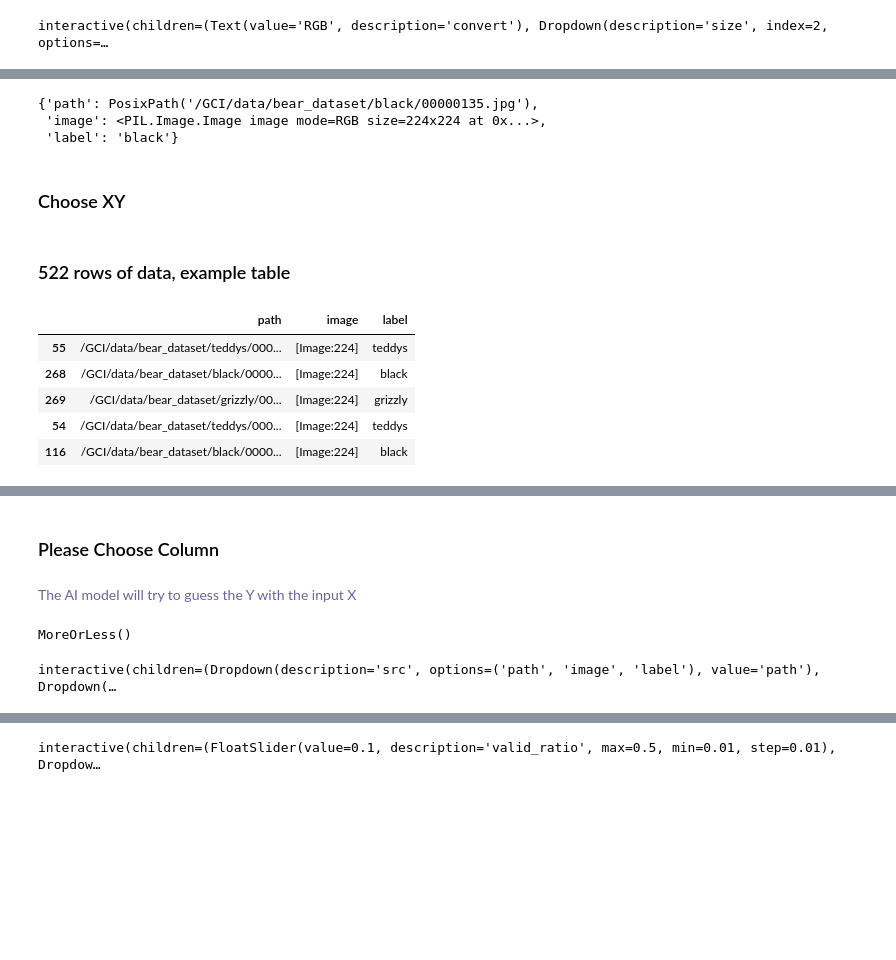
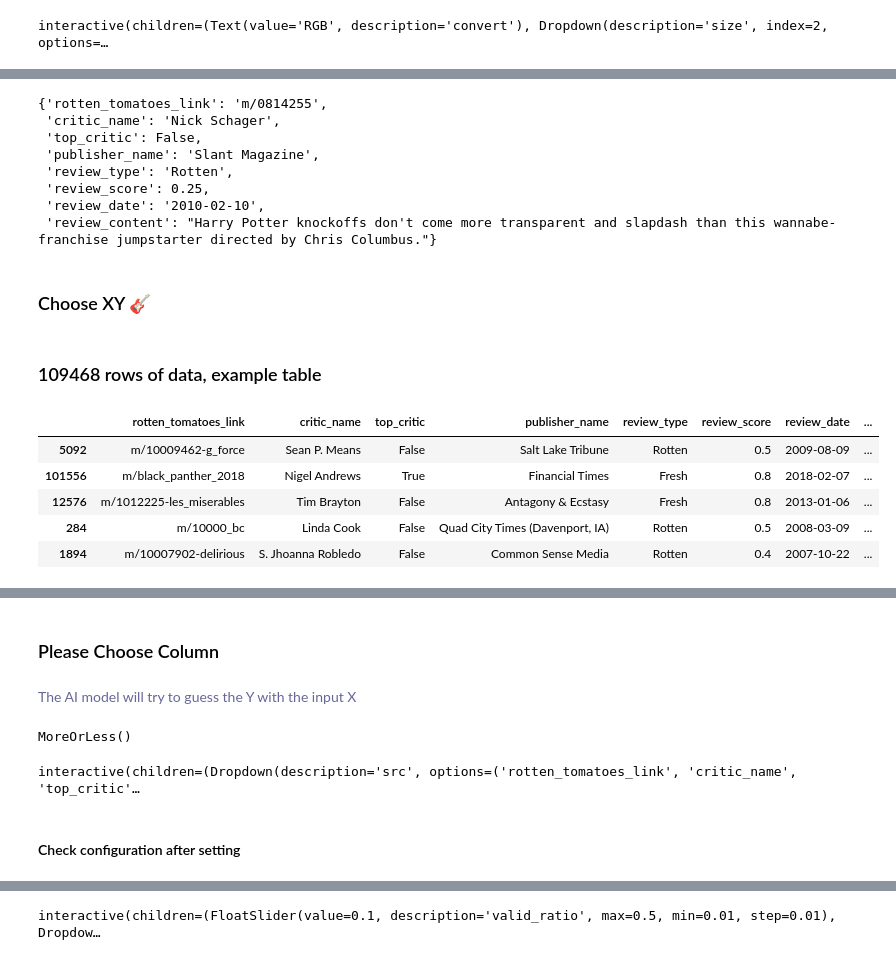
Before and after one commit to tcengine/tai-chi, a Jupyter notebook: nbs/one_and_only_core.ipynb, the cells around one changed output, grey strips where cells are left out. Cells and saved outputs as stored; diff of their text form; code cells hidden in the pictures; blank space fills up the shorter version.

```diff
--- a/nbs/one_and_only_core.ipynb
+++ b/nbs/one_and_only_core.ipynb
@@ -631,0 +663,12 @@ bear_df
+# %%
+# base_df = df_creator_image_folder(BEAR_DATASET)
+
+# the rotten tomatoes dataset, we are not using every line
+base_df = pd.read_csv(ROTTEN_TOMATOES/'critic_reviews.csv', nrows=200000)
+base_df = base_df[~base_df['review_score'].isna()].reset_index(drop=True)
+base_df = base_df[~base_df['review_content'].isna()].reset_index(drop=True)
+base_df = base_df[base_df['review_score'].apply(lambda x: "/" in x)].reset_index(drop=True)
+
+base_df['review_score'] = base_df['review_score'].apply(eval)
+
+base_df
@@ -750 +794,8 @@ execute_enrich(bear_df, phase)
+# %%
+import random
+def noise():
+    return random.random()*.1
+# %%
+base_df["grizzly_score"] = base_df['bear_kind'].apply(
+    lambda x: .9 +noise()  if x=='grizly' else .1+noise())
 # %% [markdown]
@@ -860,7 +913,7 @@ class QuantifyText(Quantify):
         self.return_offsets_mapping = return_offsets_mapping
         self.truncation = True
         self.return_tensors = 'pt'
-        self.shape = (BATCH, SEQUENCE_SIZE)
+        self.shape = (BATCH_SIZE, SEQUENCE_SIZE)
 
     def adapt(self, column):
         """
@@ -930,12 +983,13 @@ class QuantifyNum(Quantify):
     The only process is normalization on the entire population
     """
     shape = (BATCH_SIZE, 1)
+
     def adapt(self, column):
         self.mean_ = column.mean()
         self.std_ = column.std()
 
     def __call__(self, list_of_num):
-        return (torch.FloatTensor(list_of_num)[None,:]-self.mean_)/self.std_
+        return (torch.FloatTensor(list_of_num)[None, :]-self.mean_)/self.std_
 
     def backward(self, x):
         return x*self.std_+self.mean_
@@ -952,6 +1006,7 @@ class QuantifyMultiCategory(Quantify):
 
 QUANTIFY = dict(
     Quantify=Quantify,
+    QuantifyNum=QuantifyNum,
     QuantifyImage=QuantifyImage,
     QuantifyCategory=QuantifyCategory,
     QuantifyMultiCategory=QuantifyMultiCategory,
@@ -1010,14 +1072,19 @@ class TaiChiDataset(Dataset):
 # %%
 from forgebox.html import list_group_kv
 # %%
-ds = TaiChiDataset(bear_df)
+ds = TaiChiDataset(base_df)
 ds[1]
 # %% [output]
-{'path': PosixPath('/GCI/data/bear_dataset/black/00000135.jpg'),
- 'image': <PIL.Image.Image image mode=RGB size=224x224 at 0x...>,
- 'label': 'black'}
+{'rotten_tomatoes_link': 'm/0814255',
+ 'critic_name': 'Nick Schager',
+ 'top_critic': False,
+ 'publisher_name': 'Slant Magazine',
+ 'review_type': 'Rotten',
+ 'review_score': 0.25,
+ 'review_date': '2010-02-10',
+ 'review_content': "Harry Potter knockoffs don't come more transparent and slapdash than this wannabe-franchise jumpstarter directed by Chris Columbus."}
 # %% [markdown]
-### Choose XY
+### Choose XY 🎸
 # %%
 def choose_xy(df):
     global phase
@@ -1073,20 +1140,22 @@ def choose_xy(df):
 
             obj, decoded = init_interact(cls, result_callback)
 # %%
-choose_xy(bear_df)
+choose_xy(base_df)
 # %% [output]
-522 rows of data, example table
+109468 rows of data, example table
-|  | path | image | label |
-| 55 | /GCI/data/bear_dataset/teddys/000... | [Image:224] | teddys |
-| 268 | /GCI/data/bear_dataset/black/0000... | [Image:224] | black |
-| 269 | /GCI/data/bear_dataset/grizzly/00... | [Image:224] | grizzly |
-| 54 | /GCI/data/bear_dataset/teddys/000... | [Image:224] | teddys |
-| 116 | /GCI/data/bear_dataset/black/0000... | [Image:224] | black |
+|  | rotten_tomatoes_link | critic_name | top_critic | publisher_name | review_type | review_score | review_date | ... |
+| 5092 | m/10009462-g_force | Sean P. Means | False | Salt Lake Tribune | Rotten | 0.5 | 2009-08-09 | ... |
+| 101556 | m/black_panther_2018 | Nigel Andrews | True | Financial Times | Fresh | 0.8 | 2018-02-07 | ... |
+| 12576 | m/1012225-les_miserables | Tim Brayton | False | Antagony & Ecstasy | Fresh | 0.8 | 2013-01-06 | ... |
+| 284 | m/10000_bc | Linda Cook | False | Quad City Times (Davenport, IA) | Rotten | 0.5 | 2008-03-09 | ... |
+| 1894 | m/10007902-delirious | S. Jhoanna Robledo | False | Common Sense Media | Rotten | 0.4 | 2007-10-22 | ... |
 [interactive output not drawn]
 Please Choose Column
 The AI model will try to guess the Y with the input X
 MoreOrLess()
-interactive(children=(Dropdown(description='src', options=('path', 'image', 'label'), value='path'), Dropdown(…
+interactive(children=(Dropdown(description='src', options=('rotten_tomatoes_link', 'critic_name', 'top_critic'…
+# %% [markdown]
+#### Check configuration after setting
 # %%
 phase
 # %% [output]
```
Also changed, not shown: parts of 86 cells of this notebook.
